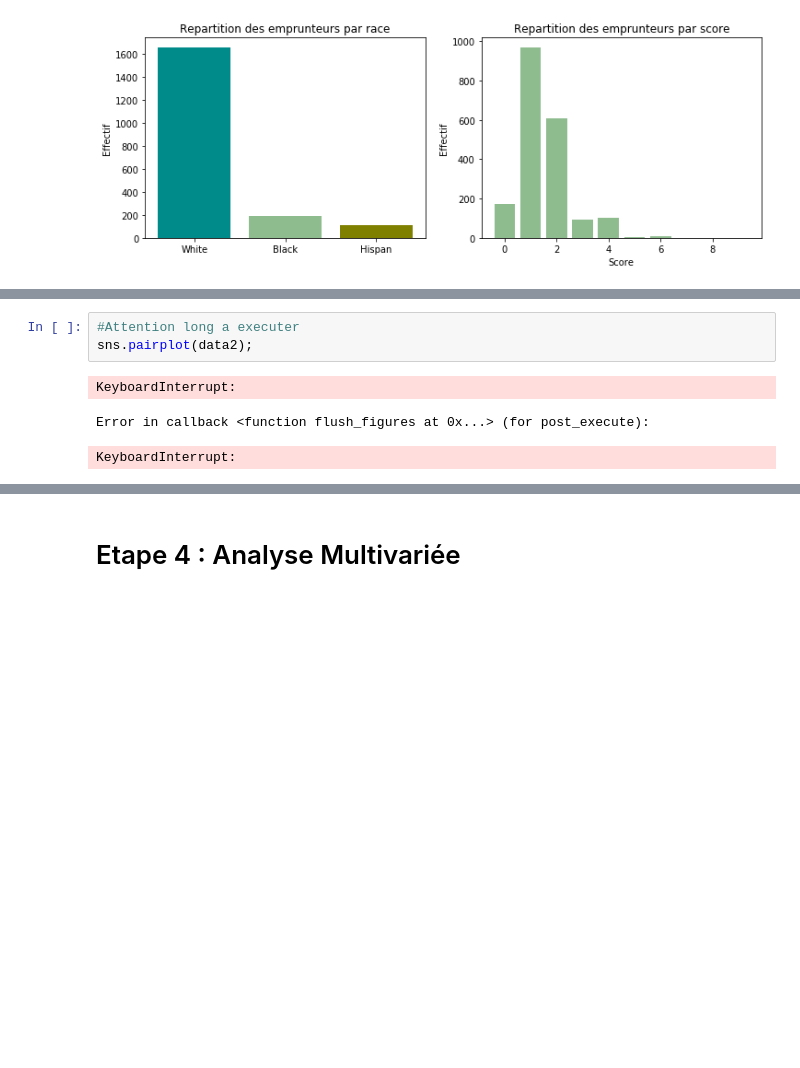
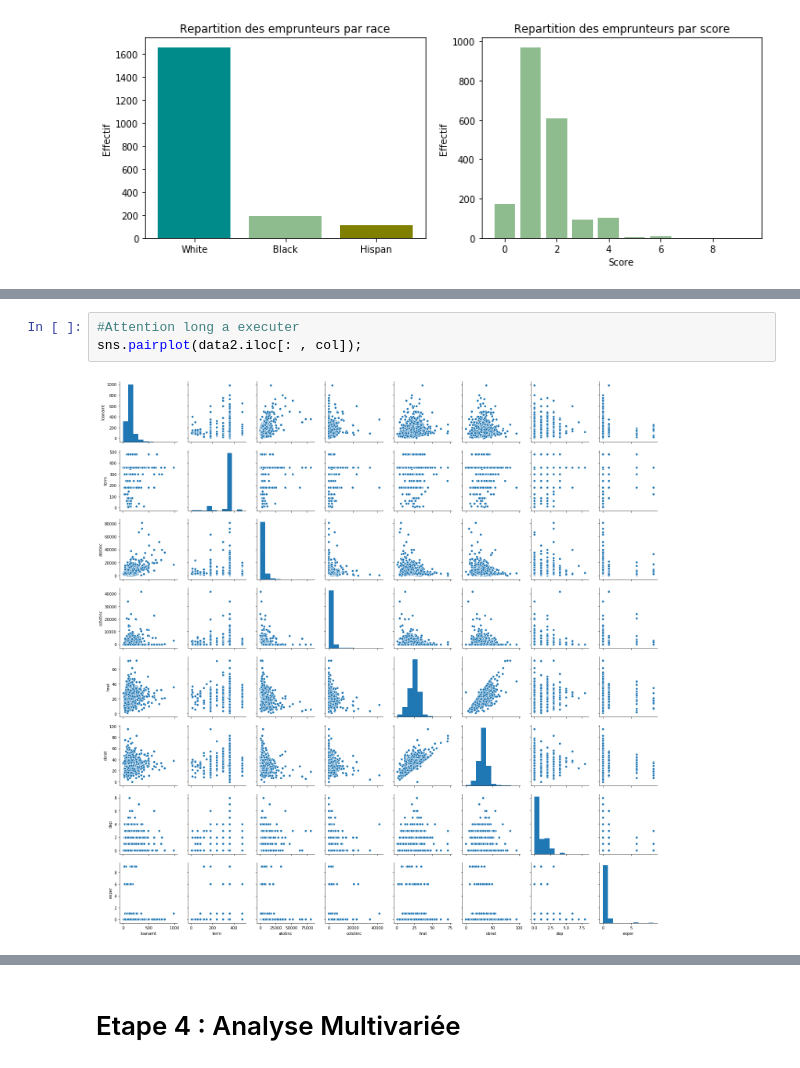
Before and after one commit to sonicosamedy/Projet-Python-Paris1-Pantheon-Sorbonne, a Jupyter notebook: Projet_python.ipynb, the cells around one changed output, grey strips where cells are left out. Saved outputs shown, nothing was run; the diff lists cells and outputs as text; blank space fills up the shorter version.

```diff
--- a/Projet_python.ipynb
+++ b/Projet_python.ipynb
@@ -230,7 +242,5 @@ plt.show()
 # %%
 #Attention long a executer
-sns.pairplot(data2);
+sns.pairplot(data2.iloc[: , col]);
 # %% [output]
-KeyboardInterrupt:
-Error in callback <function flush_figures at 0x...> (for post_execute):
-KeyboardInterrupt:
+[figure, added]
```
Also changed, not shown: parts of 36 cells of this notebook.
